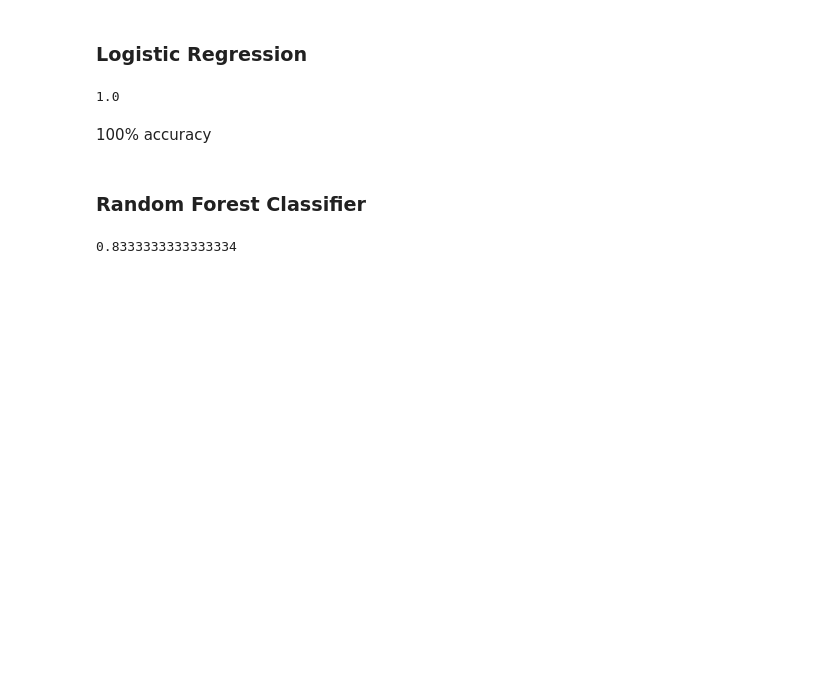
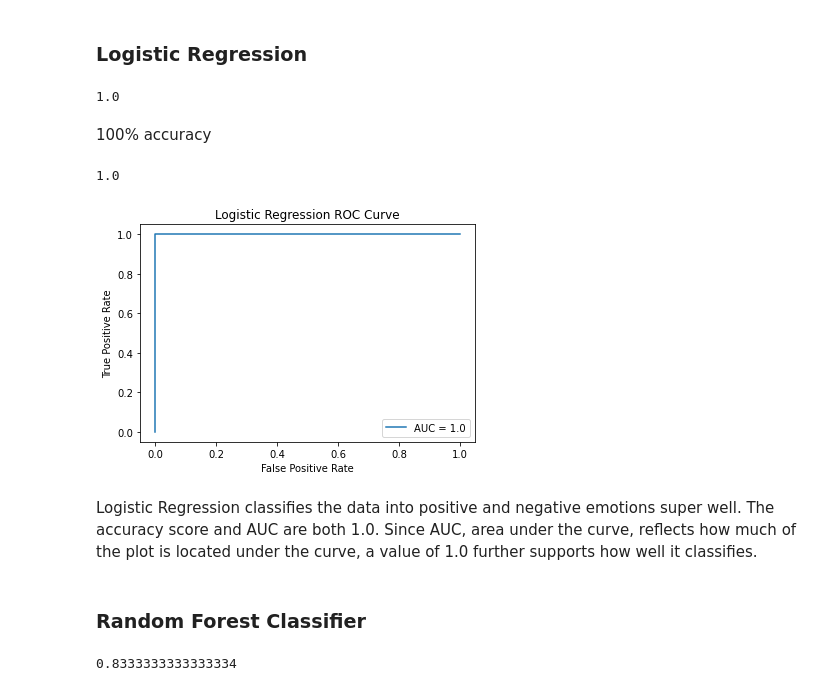
Before and after one commit to vchou105/COGS189, a Jupyter notebook: Machine Learning.ipynb, the cells around one changed output. Saved outputs shown, nothing was run; the diff lists cells and outputs as text; code cells hidden in the pictures; blank space fills up the shorter version.

Commit message:
updated some trials with ROC curves and AUC scores

```diff
--- a/Machine Learning.ipynb
+++ b/Machine Learning.ipynb
@@ -32,13 +38,35 @@ X_train, X_test, y_train, y_test = train_test_split(X, y, test_size = 0.2, rando
 # %% [markdown]
 ### Logistic Regression
 # %%
-clf = LogisticRegression(random_state=0).fit(X_train, y_train)
+log_reg = LogisticRegression(random_state=0)
+clf = log_reg.fit(X_train, y_train)
 # clf.predict(X_test)
 clf.score(X_test, y_test)
 # %% [output]
 1.0
 # %% [markdown]
 100% accuracy
+# %%
+# calculate true positive rate and false positive rate
+y_pred_prob = log_reg.predict_proba(X_test)[::,1]
+fpr, tpr, _ = metrics.roc_curve(y_test, y_pred_prob)
+# %%
+auc = metrics.roc_auc_score(y_test, y_pred_prob)
+auc
+# %% [output]
+1.0
+# %%
+# create ROC curve - determines best cutoff value for predicting new observations
+plt.plot(fpr, tpr, label="AUC = " + str(auc))
+plt.ylabel('True Positive Rate')
+plt.xlabel('False Positive Rate')
+plt.title('Logistic Regression ROC Curve')
+plt.legend()
+plt.show()
+# %% [output]
+[figure, added]
+# %% [markdown]
+Logistic Regression classifies the data into positive and negative emotions super well. The accuracy score and AUC are both 1.0. Since AUC, area under the curve, reflects how much of the plot is located under the curve, a value of 1.0 further supports how well it classifies.
 # %% [markdown]
 ### Random Forest Classifier
 # %%
```
Also changed, not shown: parts of 19 cells of this notebook.
